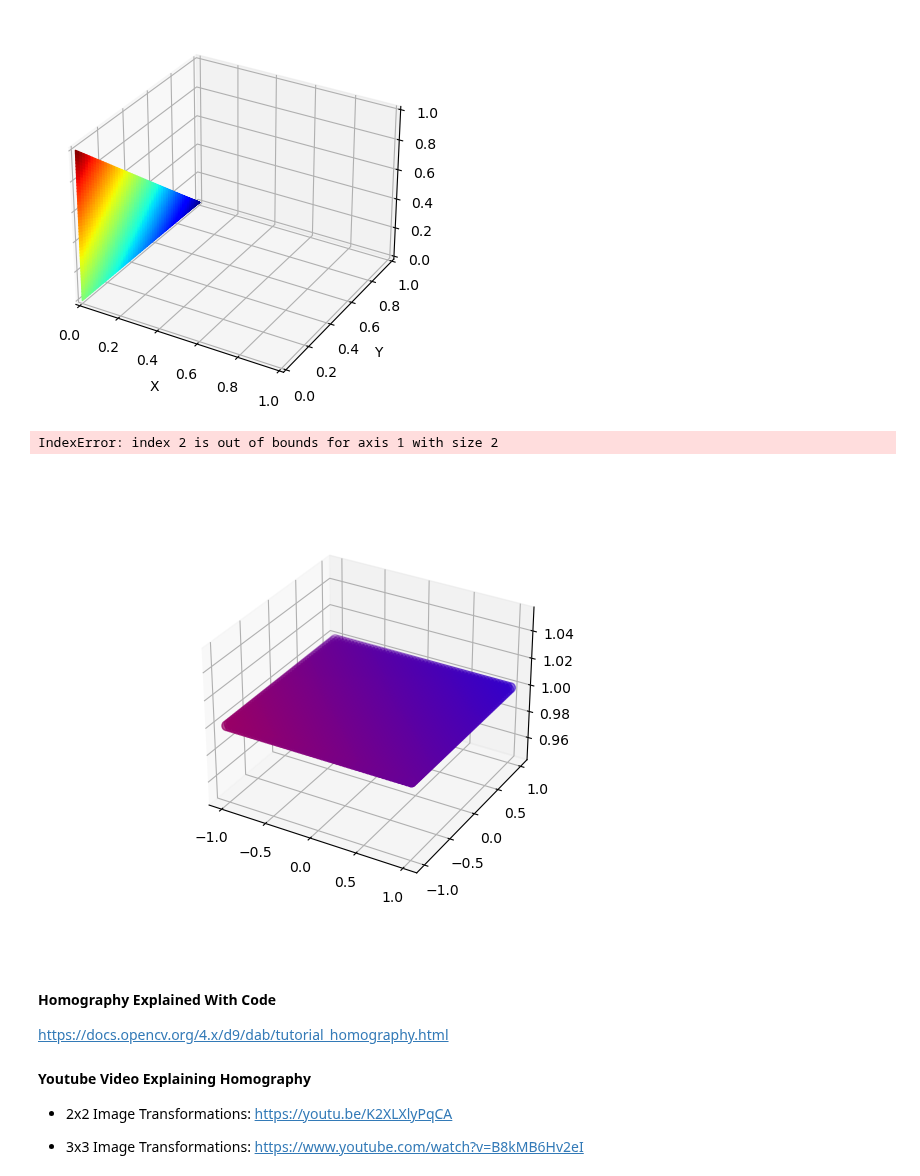
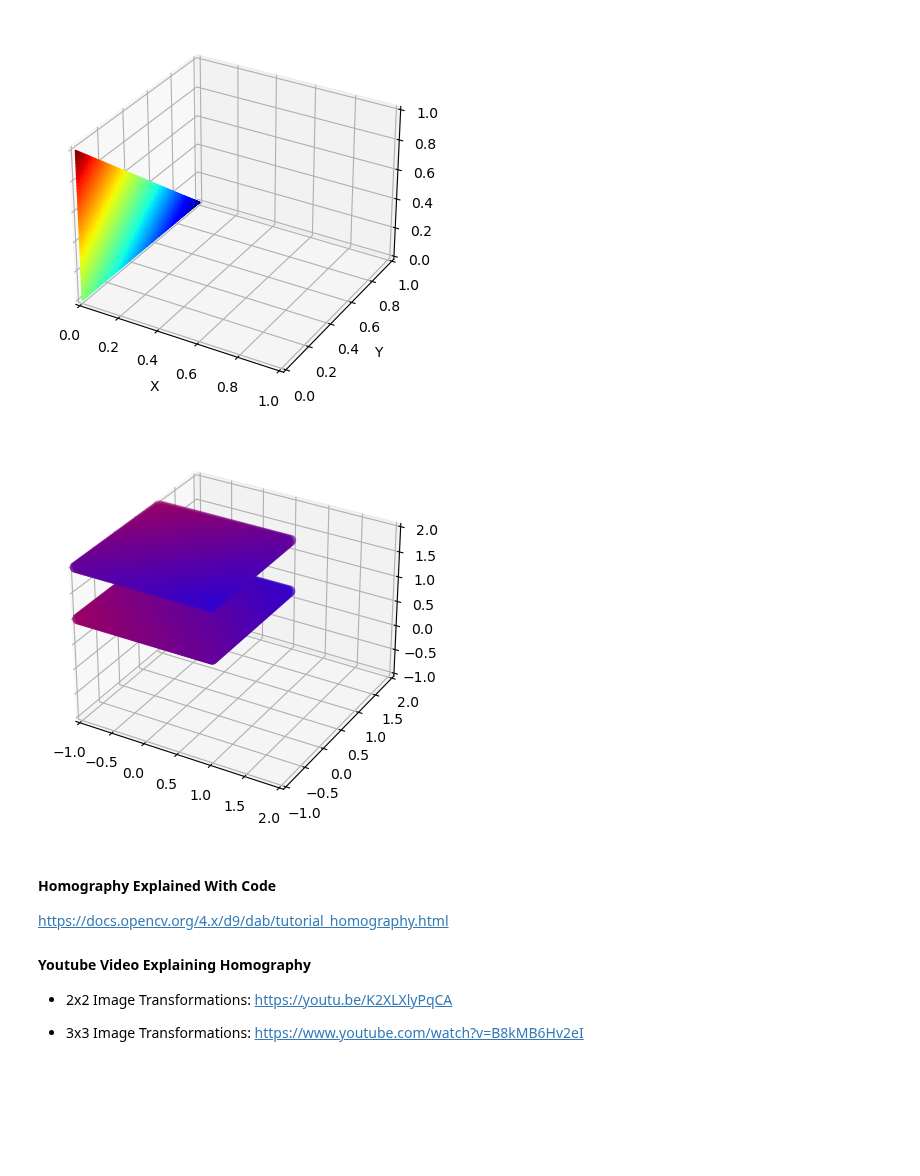
Before and after one commit to JoshuaG-K/transformation-visualization-tool, a Jupyter notebook: transformations.ipynb, the cells around one changed output. Saved outputs shown, nothing was run; the diff lists cells and outputs as text; code cells hidden in the pictures; blank space fills up the shorter version.

Commit message:
Rotated 90 degrees counterclockwise.

```diff
--- a/transformations.ipynb
+++ b/transformations.ipynb
@@ -165,41 +165,41 @@ points_3D = np.concatenate((X_grid, Y_grid, Z_grid), axis=1)
 
 # Create a different z value to distinguish original and transformed matrix
 Z_grid_2s = np.full(Z_grid.shape, z_value_transformation)
 
 # Create transformed matrix
 points_3D_of_2s = points_3D[:,:2]
 
 points_3D_test = np.concatenate((points_3D_of_2s, Z_grid_2s), axis=1)
 
+# Rotated 90 degrees clockwise
 rotation_matrix = np.array([[0, -1, 0], [1, 0, 0], [0, 0, 1]])
 points_3D_rotate = np.matmul(points_3D_test, rotation_matrix)
 
 points_3D_test = points_3D_rotate
 
-H, _ = cv2.findHomography(points_3D_test[:, :2], points_3D[:, :2])
-points_2D = cv2.perspectiveTransform(np.array([points_3D_test[:, :2]]), H)
+# H, _ = cv2.findHomography(points_3D_test[:, :2], points_3D[:, :2])
+# points_2D = cv2.perspectiveTransform(np.array([points_3D_test[:, :2]]), H)
 
-ax.scatter(X_grid, Y_grid, Z_grid, c=color_new, cmap=custom_cmap, s=50, marker='o')
-ax.scatter(points_2D[0][:, 0], points_2D[0][:, 1], Z_grid_2s, c=color_new_transformation, cmap=custom_cmap_transformation, s=50, marker='o')
+# ax.scatter(X_grid, Y_grid, Z_grid, c=color_new, cmap=custom_cmap, s=50, marker='o')
+# ax.scatter(points_2D[0][:, 0], points_2D[0][:, 1], Z_grid_2s, c=color_new_transformation, cmap=custom_cmap_transformation, s=50, marker='o')
 
 # Plot the 3D grid with the colormap representing both dimensions for both the original and the transformed matrix
-# ax.scatter(X_grid, Y_grid, Z_grid, c=color_new, cmap=custom_cmap, s=50, marker='o')
-# ax.scatter(points_3D_test[:,0], points_3D_test[:,1], points_3D_test[:,2], c=color_new_transformation, cmap=custom_cmap_transformation, s=50, marker='o')
+ax.scatter(X_grid, Y_grid, Z_grid, c=color_new, cmap=custom_cmap, s=50, marker='o')
+ax.scatter(points_3D_test[:,0], points_3D_test[:,1], points_3D_test[:,2], c=color_new_transformation, cmap=custom_cmap_transformation, s=50, marker='o')
 
 # Set the 3D axis limits so we can view everything
 min_val = min(points_3D_test.flatten())
 max_val = max(points_3D_test.flatten())
 
 ax.set_xlim(min_val, max_val)
 ax.set_ylim(min_val, max_val)
 
 ax.set_zlim(min_val, max_val)
 
 # Show the plot
 plt.show()
 # %% [output]
-IndexError: index 2 is out of bounds for axis 1 with size 2
-[figure, old version]
+[figure, new version]
 # %% [markdown]
 #### Homography Explained With Code ####
 https://docs.opencv.org/4.x/d9/dab/tutorial_homography.html
```
